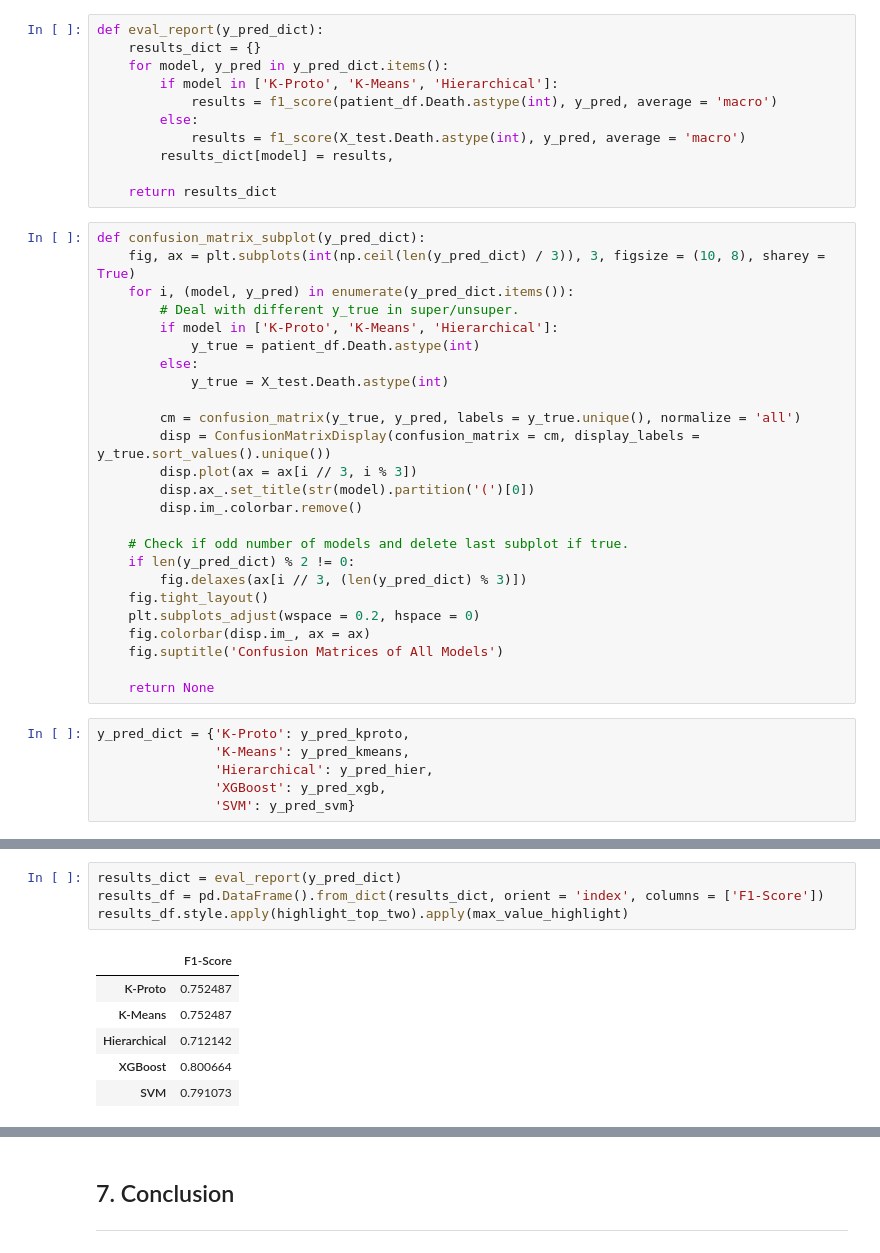
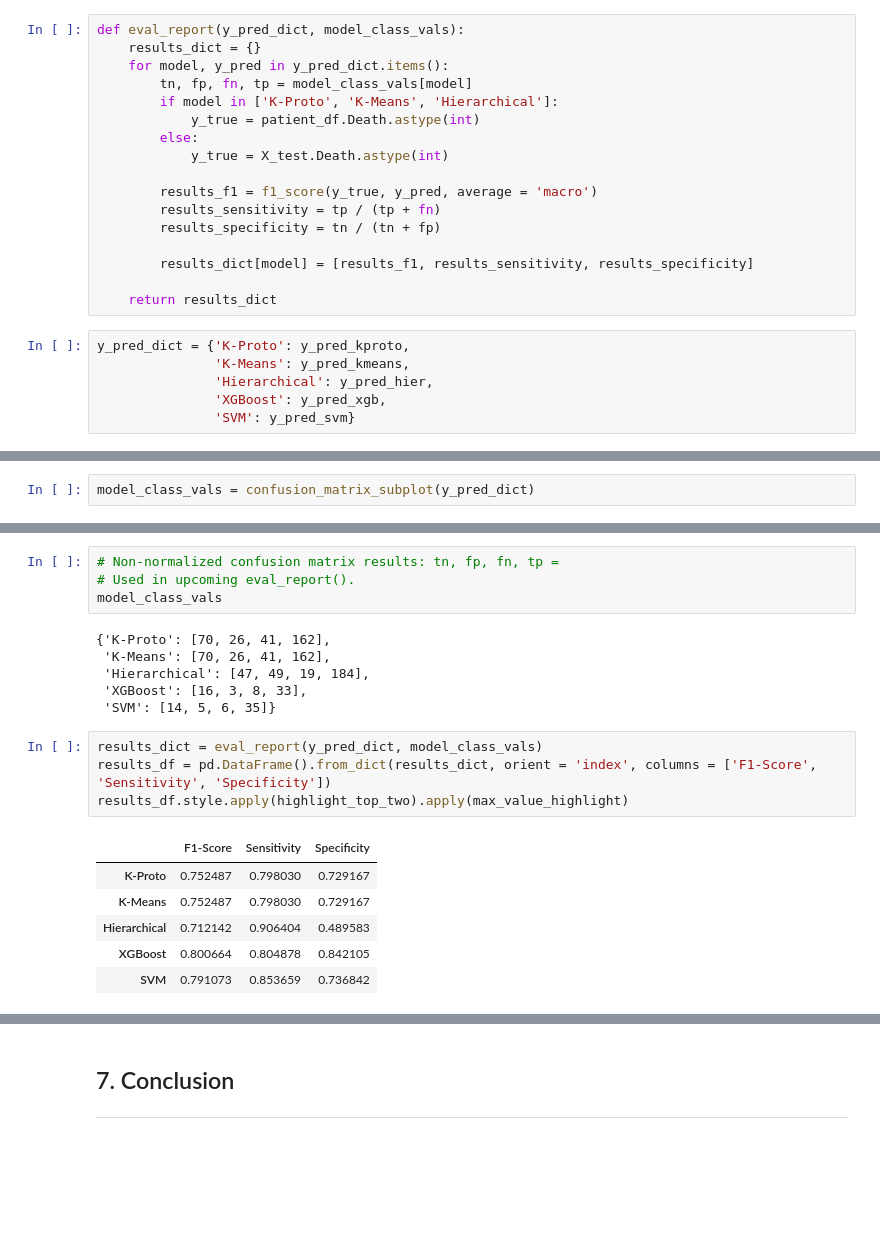
Before and after one commit to chill0121/Unsupervised_Heart_Failure_Mortality, a Jupyter notebook: Unsupervised_Heart_Failure_Mortality.ipynb, the cells around one changed output, grey strips where cells are left out. Saved outputs shown, nothing was run; the diff lists cells and outputs as text; blank space fills up the shorter version.

```diff
--- a/Unsupervised_Heart_Failure_Mortality.ipynb
+++ b/Unsupervised_Heart_Failure_Mortality.ipynb
@@ -834,39 +864,20 @@ def highlight_top_two(df):
 # %%
-def eval_report(y_pred_dict):
+def eval_report(y_pred_dict, model_class_vals):
     results_dict = {}
     for model, y_pred in y_pred_dict.items():
+        tn, fp, fn, tp = model_class_vals[model]
         if model in ['K-Proto', 'K-Means', 'Hierarchical']:
-            results = f1_score(patient_df.Death.astype(int), y_pred, average = 'macro')
+            y_true = patient_df.Death.astype(int)
         else:
-            results = f1_score(X_test.Death.astype(int), y_pred, average = 'macro')
-        results_dict[model] = results,
+            y_true = X_test.Death.astype(int)
+
+        results_f1 = f1_score(y_true, y_pred, average = 'macro')
+        results_sensitivity = tp / (tp + fn)
+        results_specificity = tn / (tn + fp)
+
+        results_dict[model] = [results_f1, results_sensitivity, results_specificity]
 
     return results_dict
-# %%
-def confusion_matrix_subplot(y_pred_dict):
-    fig, ax = plt.subplots(int(np.ceil(len(y_pred_dict) / 3)), 3, figsize = (10, 8), sharey = True)
-    for i, (model, y_pred) in enumerate(y_pred_dict.items()):
-        # Deal with different y_true in super/unsuper.
-        if model in ['K-Proto', 'K-Means', 'Hierarchical']:
-            y_true = patient_df.Death.astype(int)
-        else:
-            y_true = X_test.Death.astype(int)
-
-        cm = confusion_matrix(y_true, y_pred, labels = y_true.unique(), normalize = 'all')
-        disp = ConfusionMatrixDisplay(confusion_matrix = cm, display_labels = y_true.sort_values().unique())
-        disp.plot(ax = ax[i // 3, i % 3])
-        disp.ax_.set_title(str(model).partition('(')[0])
-        disp.im_.colorbar.remove()
-
-    # Check if odd number of models and delete last subplot if true.
-    if len(y_pred_dict) % 2 != 0:
-        fig.delaxes(ax[i // 3, (len(y_pred_dict) % 3)])
-    fig.tight_layout()
-    plt.subplots_adjust(wspace = 0.2, hspace = 0)
-    fig.colorbar(disp.im_, ax = ax)
-    fig.suptitle('Confusion Matrices of All Models')
-
-    return None
 # %%
 y_pred_dict = {'K-Proto': y_pred_kproto,
                'K-Means': y_pred_kmeans,
@@ -879,0 +887,2 @@ confusion_matrix_subplot(y_pred_dict)
+# %%
+model_class_vals = confusion_matrix_subplot(y_pred_dict)
@@ -880,11 +891,21 @@ confusion_matrix_subplot(y_pred_dict)
+# %%
+# Non-normalized confusion matrix results: tn, fp, fn, tp =
+# Used in upcoming eval_report().
+model_class_vals
+# %% [output]
+{'K-Proto': [70, 26, 41, 162],
+ 'K-Means': [70, 26, 41, 162],
+ 'Hierarchical': [47, 49, 19, 184],
+ 'XGBoost': [16, 3, 8, 33],
+ 'SVM': [14, 5, 6, 35]}
 # %%
-results_dict = eval_report(y_pred_dict)
-results_df = pd.DataFrame().from_dict(results_dict, orient = 'index', columns = ['F1-Score'])
+results_dict = eval_report(y_pred_dict, model_class_vals)
+results_df = pd.DataFrame().from_dict(results_dict, orient = 'index', columns = ['F1-Score', 'Sensitivity', 'Specificity'])
 results_df.style.apply(highlight_top_two).apply(max_value_highlight)
 # %% [output]
-|  | F1-Score |
-| K-Proto | 0.752487 |
-| K-Means | 0.752487 |
-| Hierarchical | 0.712142 |
-| XGBoost | 0.800664 |
-| SVM | 0.791073 |
+|  | F1-Score | Sensitivity | Specificity |
+| K-Proto | 0.752487 | 0.798030 | 0.729167 |
+| K-Means | 0.752487 | 0.798030 | 0.729167 |
+| Hierarchical | 0.712142 | 0.906404 | 0.489583 |
+| XGBoost | 0.800664 | 0.804878 | 0.842105 |
+| SVM | 0.791073 | 0.853659 | 0.736842 |
```
Also changed, not shown: parts of 13 cells of this notebook.
